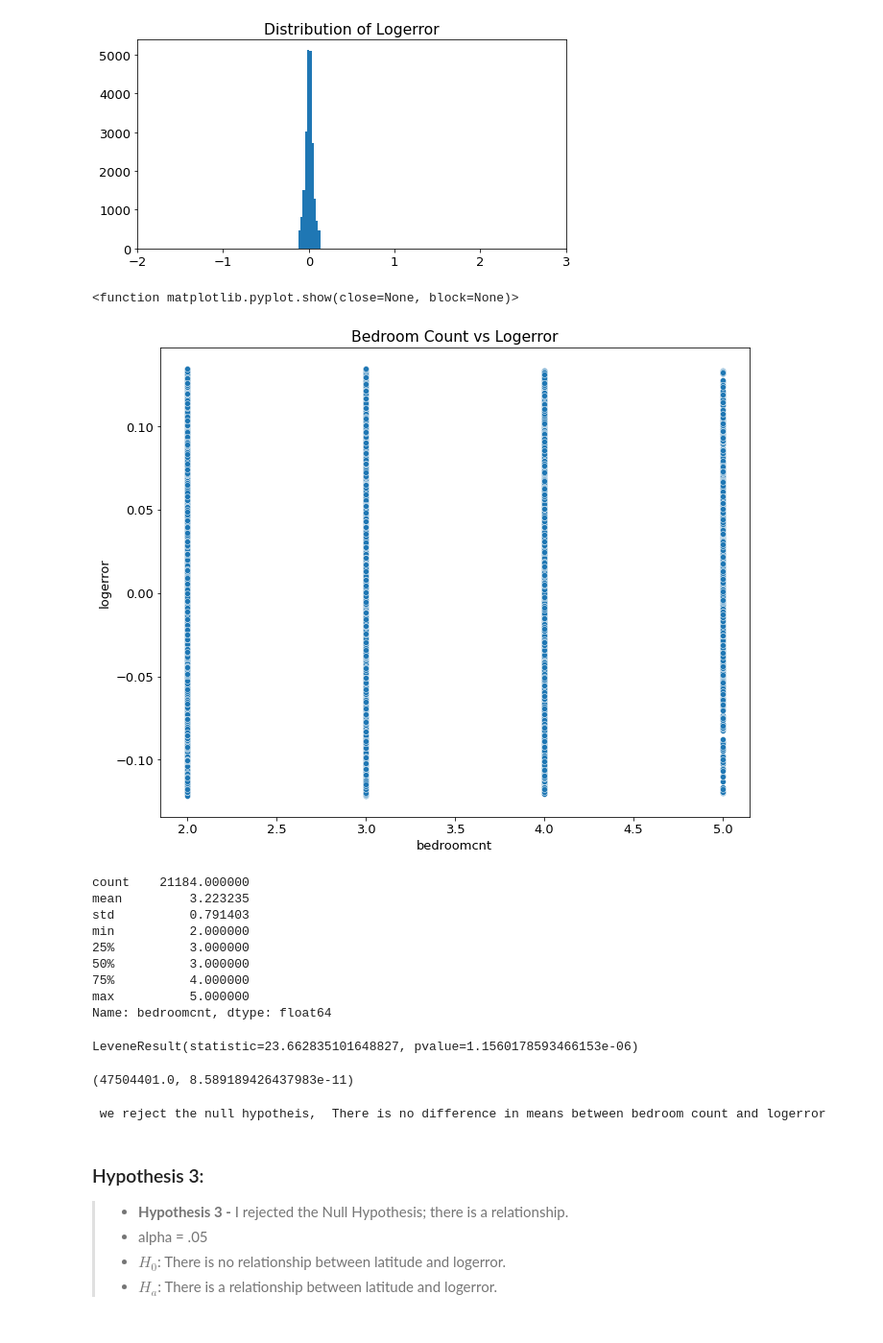
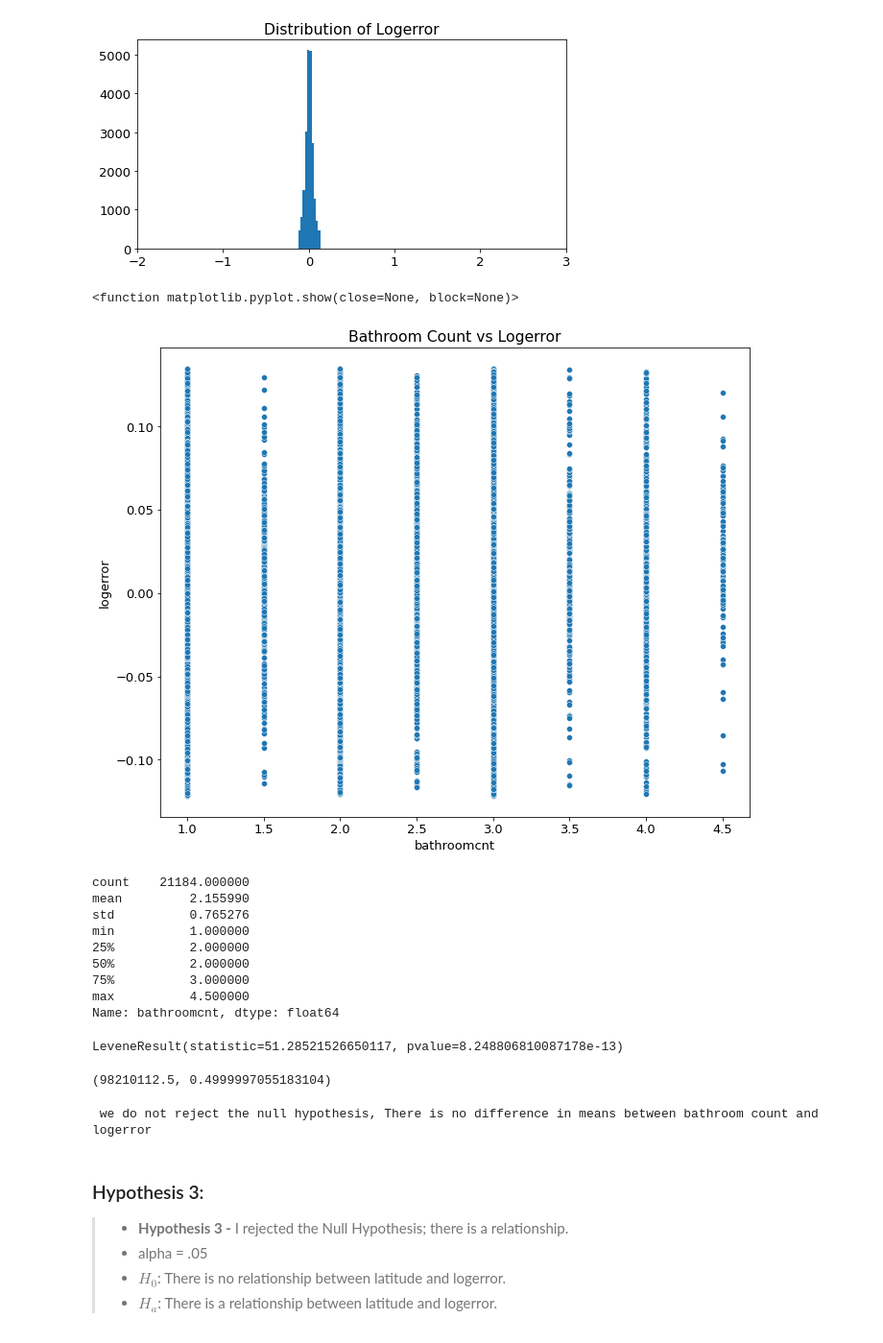
Before and after one commit to LinhQuach13/zillow_clustering_project, a Jupyter notebook: zillow_workbook.ipynb, the cells around one changed output. Shown at 96% size. Drawn from its saved outputs; the diff is of its cells as text; code cells hidden in the pictures.

```diff
--- a/zillow_workbook.ipynb
+++ b/zillow_workbook.ipynb
@@ -724,54 +724,54 @@ plt.show()
 # %% [output]
 [figure]
 # %%
-sns.scatterplot(x='bedroomcnt', y = 'logerror', data= train)
-plt.title('Bedroom Count vs Logerror')
+sns.scatterplot(x='bathroomcnt', y = 'logerror', data= train)
+plt.title('Bathroom Count vs Logerror')
 plt.show
 # %% [output]
 <function matplotlib.pyplot.show(close=None, block=None)>
-[figure, old version]
+[figure, new version]
 # %%
 #Looking at stats for bedroom count to do variance test
-train['bedroomcnt'].describe().T
+train['bathroomcnt'].describe().T
 # %% [output]
 count    21184.000000
-mean         3.223235
-std          0.791403
-min          2.000000
-25%          3.000000
-50%          3.000000
-75%          4.000000
-max          5.000000
-Name: bedroomcnt, dtype: float64
+mean         2.155990
+std          0.765276
+min          1.000000
+25%          2.000000
+50%          2.000000
+75%          3.000000
+max          4.500000
+Name: bathroomcnt, dtype: float64
 # %%
 # test the assumption of equal variance
-stats.levene(train[train.bedroomcnt <= 3].logerror,
-             train[train.bedroomcnt > 3].logerror
+stats.levene(train[train.bathroomcnt <= 2].logerror,
+             train[train.bathroomcnt > 2].logerror
             )
 # %% [output]
-LeveneResult(statistic=23.662835101648827, pvalue=1.1560178593466153e-06)
+LeveneResult(statistic=51.28521526650117, pvalue=8.248806810087178e-13)
 # %%
 #Mannwhiteneyu test (a type of t-test when not normally distributed)
 
-group1 = train[train.bedroomcnt <= 3]['logerror']
-group2 = train[train.bedroomcnt > 3]['logerror']
+group1 = train[train.bathroomcnt <= 2]['logerror']
+group2 = train[train.bathroomcnt <= 2]['logerror']
 
 t, p2= stats.mannwhitneyu(group1, group2)
 
 t,p2
 # %% [output]
-(47504401.0, 8.589189426437983e-11)
+(98210112.5, 0.4999997055183104)
 # %%
 alpha= 0.05
 
-null = 'There is no difference in means between bedroom count and logerror'
+null = 'There is no difference in means between bathroom count and logerror'
 
 if p2 < alpha:
     print(f' we reject the null hypotheis,  {null}')
 else:
     print(f' we do not reject the null hypothesis, {null}')
 # %% [output]
- we reject the null hypotheis,  There is no difference in means between bedroom count and logerror
+ we do not reject the null hypothesis, There is no difference in means between bathroom count and logerror
 # %% [markdown]
 ### Hypothesis 3:
 > - **Hypothesis 3 -** I rejected the Null Hypothesis; there is a relationship.
```
Also changed, not shown: parts of 2 cells of this notebook.
